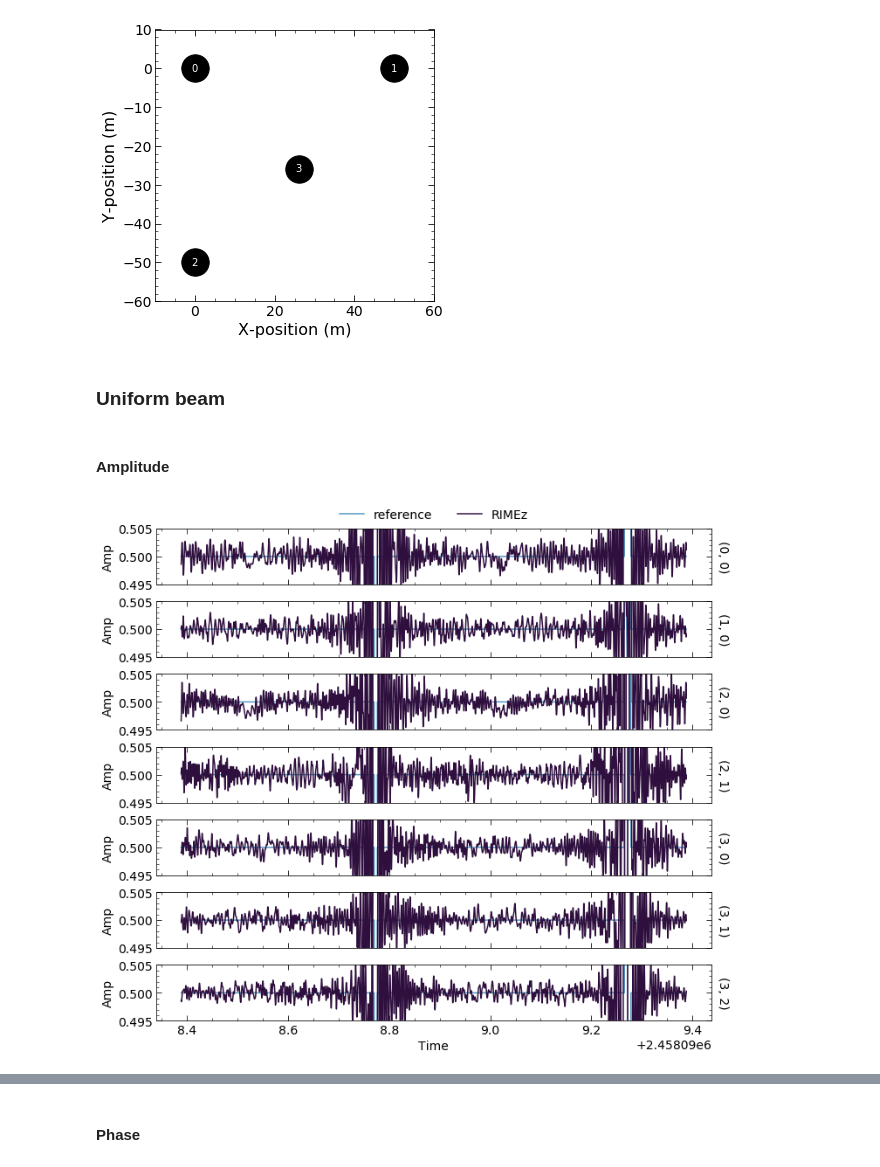
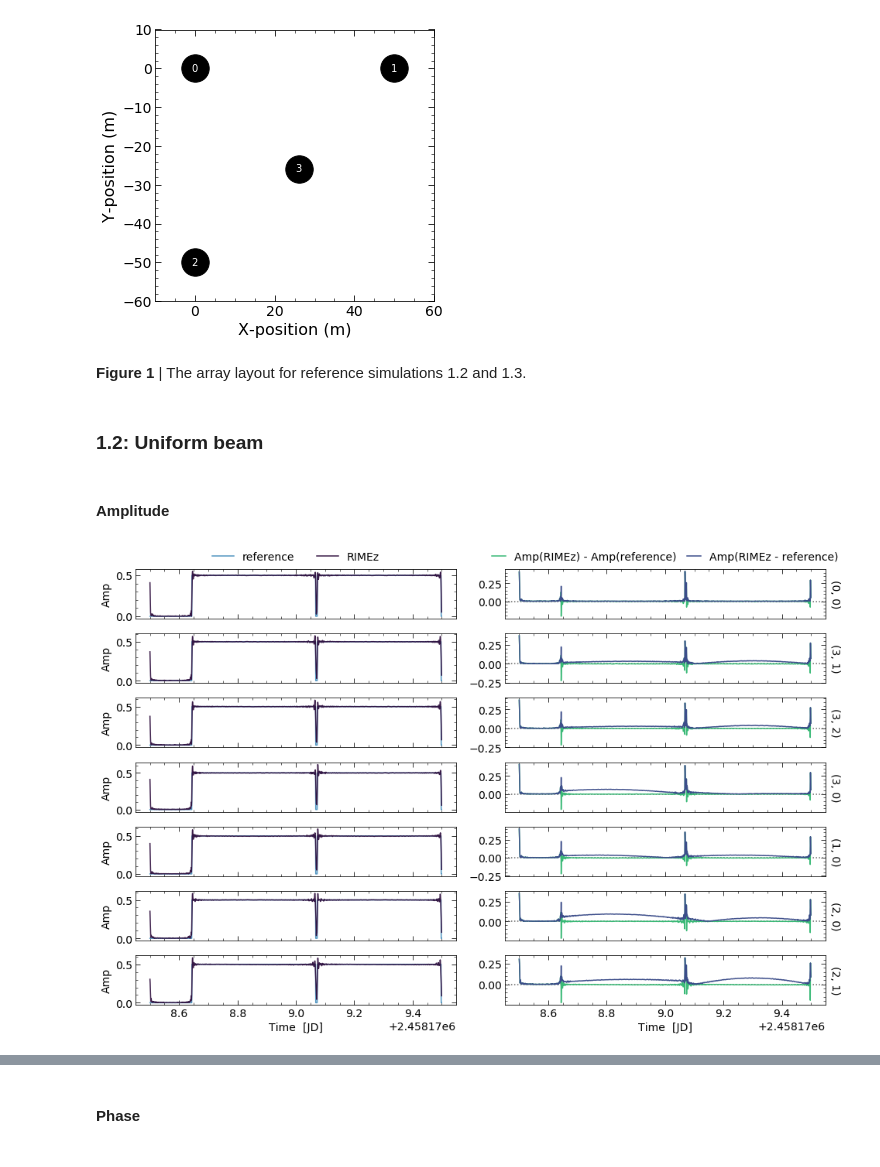
Before and after one commit to HERA-Team/hera-validation, a Jupyter notebook: test-series/-1/test-neg1.1.0.ipynb, the cells around one changed output, grey strips where cells are left out. Drawn from its saved outputs; the diff is of its cells as text; code cells hidden in the pictures.

Commit message:
more plots

```diff
--- a/test-series/-1/test-neg1.1.0.ipynb
+++ b/test-series/-1/test-neg1.1.0.ipynb
@@ -229,13 +246,25 @@ rimez_path_dict = {'1.1_uniform': os.path.join(rimez_path, 'rimez_1.1_uniform_lm
 # %%
-uvd_ref_12_uniform, uvd_ref_12_gauss = UVData(), UVData()
+uvd_ref_12_uniform, uvd_ref_12_gauss,  uvd_ref_12_airy = UVData(), UVData(), UVData()
 uvd_ref_12_uniform.read(ref_path_dict['1.2_uniform'], run_check_acceptability=False)
 uvd_ref_12_gauss.read(ref_path_dict['1.2_gauss'], run_check_acceptability=False)
+uvd_ref_12_airy.read(ref_path_dict['1.2_airy'], run_check_acceptability=False)
 
-uvd_rimez_12_uniform, uvd_rimez_12_gauss = UVData(), UVData()
+uvd_rimez_12_uniform, uvd_rimez_12_gauss, uvd_rimez_12_airy = UVData(), UVData(), UVData()
 uvd_rimez_12_uniform.read(rimez_path_dict['1.2_uniform'], run_check_acceptability=False)
 uvd_rimez_12_gauss.read(rimez_path_dict['1.2_gauss'], run_check_acceptability=False)
+uvd_rimez_12_airy.read(rimez_path_dict['1.2_airy'], run_check_acceptability=False)
 
 bls_12 = np.unique(uvd_rimez_12_uniform.baseline_array)
+
+# Sort the baselines by length, shortest to longest
+antpos, ants = uvd_ref_12_uniform.get_ENU_antpos()
+ant_dict = dict(zip(ants, antpos))
+bl_length = []
+for bl in bls_12:
+    ant1, ant2 = uvd_rimez_12_uniform.baseline_to_antnums(bl)
+    bl_length.append(np.linalg.norm(ant_dict[ant1] - ant_dict[ant2]))
+inds = np.array(bl_length).argsort()
+bls_12 = bls_12[inds]
 # %% [output]
 Telescope BLLITE is not in known_telescopes.
 Telescope RIMEz is not in known_telescopes.
@@ -251,15 +280,15 @@ fig = plt.gcf()
 fig.set_size_inches(5, 5)
 # %% [output]
 [figure]
+# %% [markdown]
+**Figure 1** | The array layout for reference simulations 1.2 and 1.3.
 # %% [markdown]
-### Uniform beam
+### 1.2: Uniform beam
 # %% [markdown]
 #### Amplitude
 # %%
-# overplot amplitudes
-fig, ax = plt.subplots(len(bls_12), 1, sharex='col', figsize=(10, 9))
-plot_time_axis(uvd_ref_12_uniform, uvd_rimez_12_uniform, bls_12, component='amp', fig=fig)
-for axis in ax:
-    axis.set_ylim([0.495, 0.505])
+fig, ax = plt.subplots(len(bls_12), 2, sharex='col', figsize=(14, 9))
+plot_time_axis(uvd_ref_12_uniform, uvd_rimez_12_uniform, bls_12, ax=ax, component='amp')
+fig.tight_layout()
 # %% [output]
-[figure, old version]
+[figure, new version]
```
Also changed, not shown: parts of 51 cells of this notebook.
